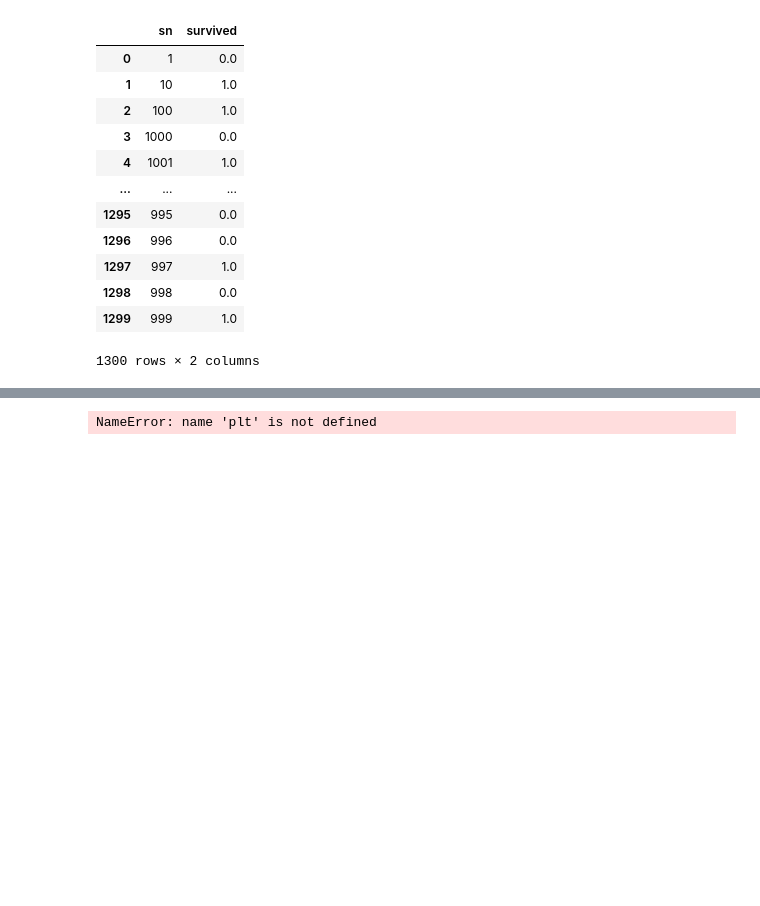
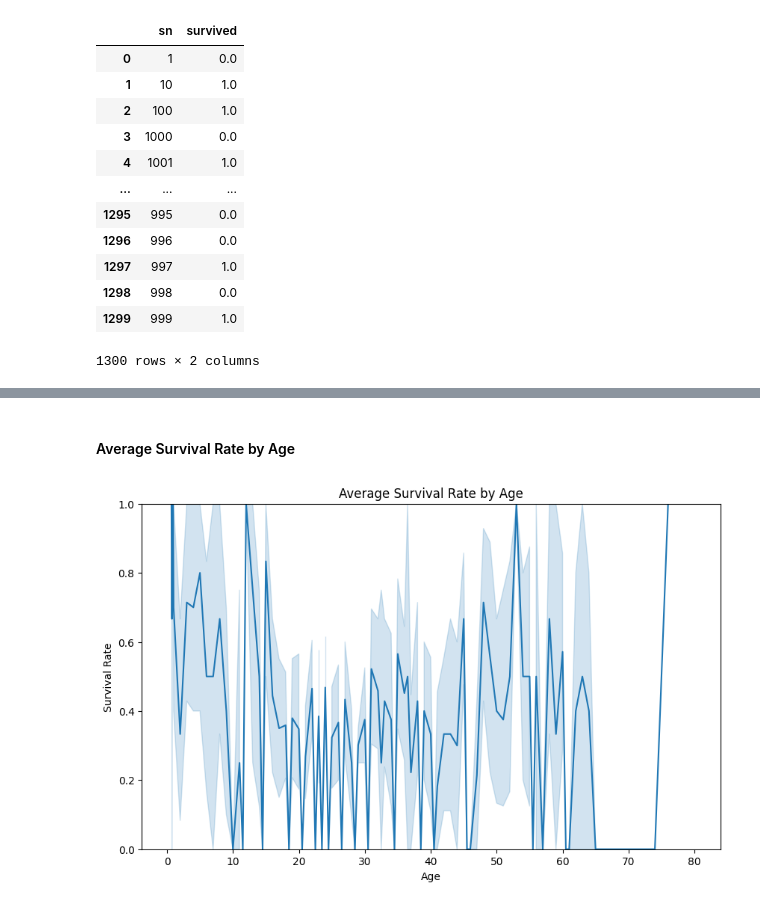
Before and after one commit to DataFlowDevs/Titanic_Survival_Prediction_Analysis, a Jupyter notebook: titanic_lab.ipynb, the cells around one changed output, grey strips where cells are left out. Drawn from its saved outputs; the diff is of its cells as text; code cells hidden in the pictures; blank space fills up the shorter version.

```diff
--- a/titanic_lab.ipynb
+++ b/titanic_lab.ipynb
@@ -259,9 +312,13 @@ the_titanic_df.groupby(['sn'], as_index=False)['survived'].mean()
+# %% [markdown]
+#### Average Survival Rate by Age
 # %%
+
 plt.figure(figsize=(10, 6))
-sns.histplot(the_titanic_df['age'].dropna(), kde=True, color='blue', bins=30)
-plt.title('Age Distribution of Passengers')
+sns.lineplot(x='age', y='survived', data=the_titanic_df,)
+plt.title('Average Survival Rate by Age')
+plt.ylabel('Survival Rate')
 plt.xlabel('Age')
-plt.ylabel('Frequency')
+plt.ylim(0, 1)
 plt.show()
 # %% [output]
-NameError: name 'plt' is not defined
+[figure, added]
```
Also changed, not shown: parts of 22 cells of this notebook.
